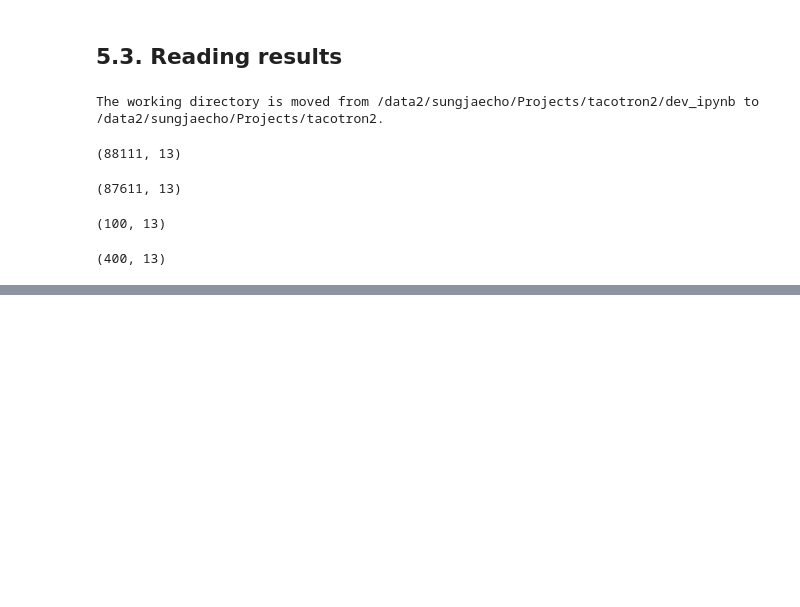
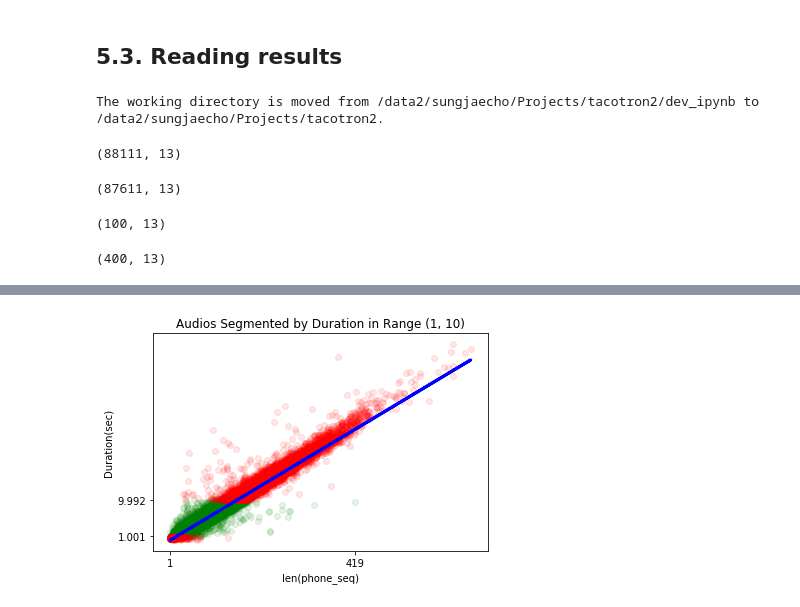
Before and after one commit to sungjae-cho/tacotron2, a Jupyter notebook: dev_ipynb/21_import_BC2013.ipynb, the cells around one changed output, grey strips where cells are left out. Saved outputs shown, nothing was run; the diff lists cells and outputs as text; code cells hidden in the pictures; blank space fills up the shorter version.

```diff
--- a/dev_ipynb/21_import_BC2013.ipynb
+++ b/dev_ipynb/21_import_BC2013.ipynb
@@ -524,0 +606,7 @@ df_bc2013[df_bc2013.split == 'test'].shape
+# %%
+y = df.duration
+x = list()
+print("Converting graphem sequences to phoneme sequences...")
+for i, row in tqdm(df.iterrows(), total=len(df)):
+    p_seq = g2p(row.text)
+    x.append(len(p_seq))
@@ -524,0 +615,4 @@ df_bc2013[df_bc2013.split == 'test'].shape
+# %%
+y = y[:len(x)]
+y = y.to_numpy()
+x = np.asarray(x)
@@ -524,0 +625,68 @@ df_bc2013[df_bc2013.split == 'test'].shape
+# %%
+min_duration = 1 # seconds
+max_duration = 10
+hard_duration_mask = (y > min_duration) & (y < max_duration)
+i_hard_duration = np.argwhere(hard_duration_mask)
+i_out_duration = np.argwhere(np.invert(hard_duration_mask))
+
+x_in_range = x[i_hard_duration]
+y_in_range = y[i_hard_duration]
+x_out_range = x[i_out_duration]
+y_out_range = y[i_out_duration]
+
+'''
+Reference: https://scikit-learn.org/stable/auto_examples/linear_model/plot_ols.html#sphx-glr-auto-examples-linear-model-plot-ols-py
+'''
+from sklearn import linear_model
+from sklearn.metrics import mean_squared_error, r2_score
+
+# Create linear regression object
+regr = linear_model.LinearRegression(fit_intercept=False)
+
+# Train the model using the training sets
+regr.fit(x_in_range, y_in_range)
+
+# Make predictions using the training set
+y_pred = regr.predict(x.reshape(-1, 1))
+y_pred = y_pred.reshape(-1)
+
+# The coefficients
+print('Coefficients: \n', regr.coef_,)
+# The intercpet
+print('Intercept: \n', regr.intercept_)
+# The mean squared error
+print('Mean squared error: %.2f'
+      % mean_squared_error(y_in_range, y_pred[i_hard_duration]))
+# The coefficient of determination: 1 is perfect prediction
+print('Coefficient of determination: %.2f'
+      % r2_score(y_in_range, y_pred[i_hard_duration]))
+
+# Plot outputs
+plt.title("Audios Segmented by Duration in Range ({}, {})".format(min_duration, max_duration))
+plt.scatter(x_in_range, y_in_range, color='green', alpha=0.1)
+plt.scatter(x_out_range, y_out_range, color='red', alpha=0.1)
+plt.plot(x, y_pred, color='blue', linewidth=3)
+
+plt.xticks([x_in_range.min(), x_in_range.max()])
+plt.yticks([y_in_range.min(), y_in_range.max()])
+plt.xlabel('len(phone_seq)')
+plt.ylabel('Duration(sec)')
+
+plt.show()
+
+print("Audios between {} and {} secs: {}".format(min_duration, max_duration, hard_duration_mask.sum()))
+print("Audios out of duration between {} and {} secs: {}".format(min_duration, max_duration, np.invert(hard_duration_mask).sum()))
+
+print("Total samples:", len(x))
+print("Inliers:", len(x_in_range))
+secs_inliers = int(y_in_range.sum())
+h, m, s = convert(secs_inliers)
+print("Duration(inliers): {}h {}m {}s".format(h, m, s))
+
+print("Outliers:", len(x_out_range))
+secs_outliers = int(y_out_range.sum())
+h, m, s = convert(secs_outliers)
+print("Duration(outliers): {}h {}m {}s".format(h, m, s))
+
+print("Ratio of Outliers:", (len(x_out_range) / len(x)))
+# %% [output]
@@ -524,0 +699 @@ df_bc2013[df_bc2013.split == 'test'].shape
+[figure, added]
```
Also changed, not shown: parts of 21 cells of this notebook.
